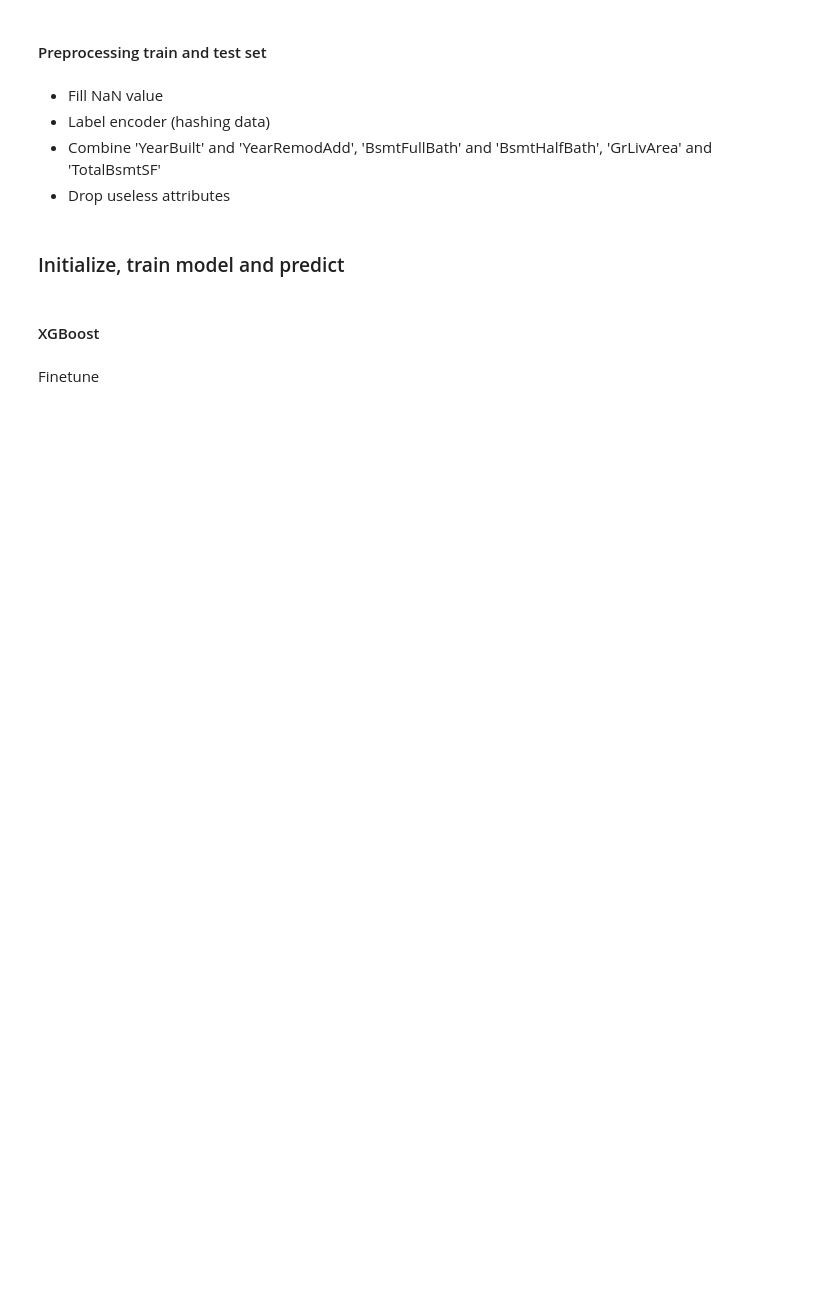
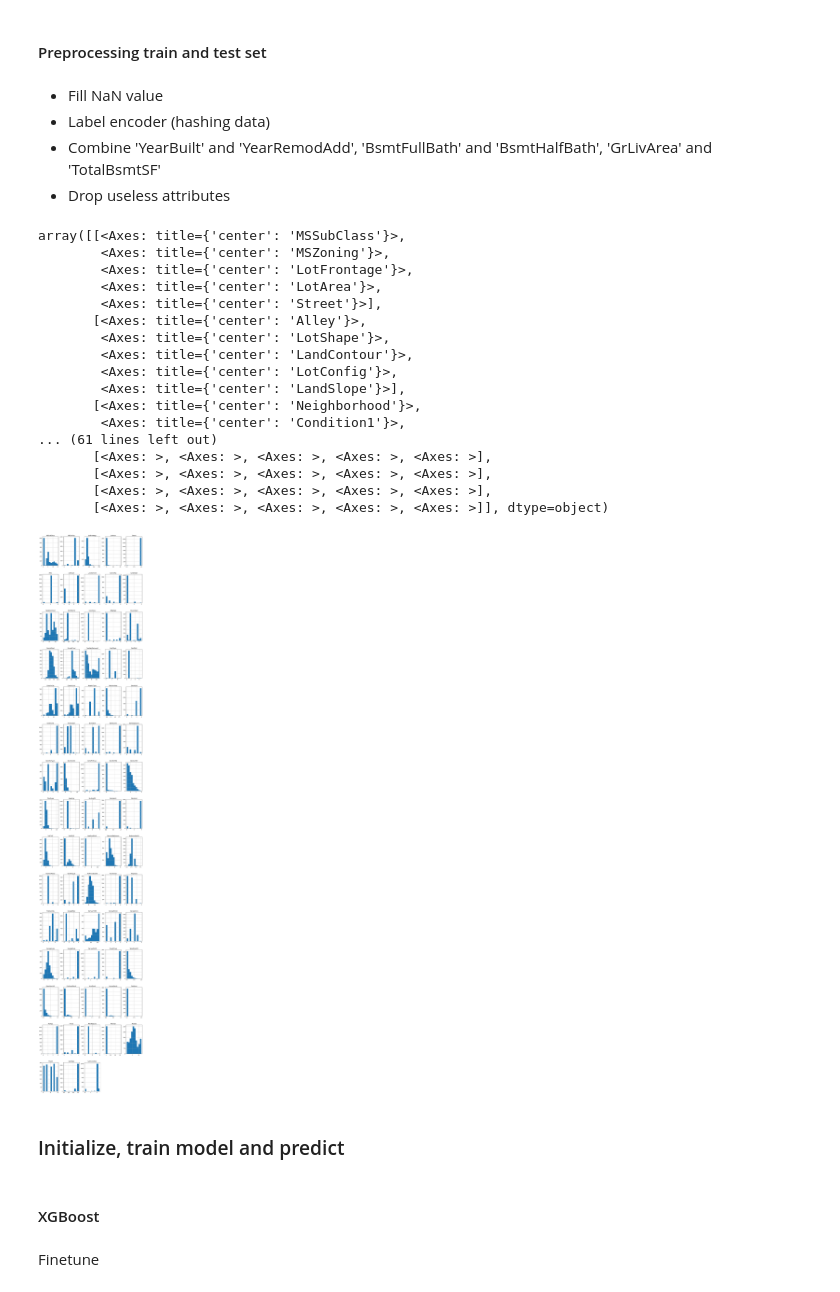
Before and after one commit to nntrivi2001/House-Prices-Prediction---XGBoost, a Jupyter notebook: House Prices Competition/HousePrices.ipynb, the cells around one changed output. Cells and saved outputs as stored; diff of their text form; code cells hidden in the pictures; blank space fills up the shorter version.

```diff
--- a/House Prices Competition/HousePrices.ipynb
+++ b/House Prices Competition/HousePrices.ipynb
@@ -357,10 +212,10 @@ for column in columns_to_encode:
 
 
 #Combine 'YearBuilt' and 'YearRemodAdd', 'BsmtFullBath' and 'BsmtHalfBath', 'GrLivArea' and 'TotalBsmtSF' of train set and test set
-# train_df['YearRemodAdd'] = 2023 - train_df['YearRemodAdd']
+train_df['YearRemodAdd'] = 2023 - train_df['YearRemodAdd']
 train_df = train_df.rename(columns={'YearRemodAdd': "YearLastRemodel"})
 
-# test_df['YearRemodAdd'] = 2023 - test_df['YearRemodAdd']
+test_df['YearRemodAdd'] = 2023 - test_df['YearRemodAdd']
 test_df = test_df.rename(columns={'YearRemodAdd': "YearLastRemodel"})
 
 
@@ -398,11 +253,11 @@ for column in columns_to_mmscale:
     train_df[column] = scale.transform(train_df[[column]])
     test_df[column] = scale.transform(test_df[[column]])
 
-# train_df['GarageYrBlt'] = train_df['GarageYrBlt'] - 1895
-# train_df['YrSold'] = train_df['YrSold'] - 2000
+train_df['GarageYrBlt'] = train_df['GarageYrBlt'] - 1895
+train_df['YrSold'] = train_df['YrSold'] - 2000
 
-# test_df['GarageYrBlt'] = test_df['GarageYrBlt'] - 1895
-# test_df['YrSold'] = test_df['YrSold'] - 2000
+test_df['GarageYrBlt'] = test_df['GarageYrBlt'] - 1895
+test_df['YrSold'] = test_df['YrSold'] - 2000
 
 
 #Get train target and test Id
@@ -412,6 +267,27 @@ Id = test_df['Id']
 #Drop useless columns
 train_df = train_df.drop(columns=['YearBuilt', 'Utilities', 'Id', 'SalePrice', 'GrLivArea', 'FullBath', 'BsmtHalfBath', 'HalfBath'])
 test_df = test_df.drop(columns=['YearBuilt', 'Utilities', 'Id', 'GrLivArea', 'FullBath', 'BsmtHalfBath', 'HalfBath'])
+# %%
+train_df.hist(figsize = (16,114), layout = (19,5))
+# %% [output]
+array([[<Axes: title={'center': 'MSSubClass'}>,
+        <Axes: title={'center': 'MSZoning'}>,
+        <Axes: title={'center': 'LotFrontage'}>,
+        <Axes: title={'center': 'LotArea'}>,
+        <Axes: title={'center': 'Street'}>],
+       [<Axes: title={'center': 'Alley'}>,
+        <Axes: title={'center': 'LotShape'}>,
+        <Axes: title={'center': 'LandContour'}>,
+        <Axes: title={'center': 'LotConfig'}>,
+        <Axes: title={'center': 'LandSlope'}>],
+       [<Axes: title={'center': 'Neighborhood'}>,
+        <Axes: title={'center': 'Condition1'}>,
+... (61 lines left out)
+       [<Axes: >, <Axes: >, <Axes: >, <Axes: >, <Axes: >],
+       [<Axes: >, <Axes: >, <Axes: >, <Axes: >, <Axes: >],
+       [<Axes: >, <Axes: >, <Axes: >, <Axes: >, <Axes: >],
+       [<Axes: >, <Axes: >, <Axes: >, <Axes: >, <Axes: >]], dtype=object)
+[figure, added]
 # %% [markdown]
 ### Initialize, train model and predict
 # %% [markdown]
```
Also changed, not shown: parts of 32 cells of this notebook.
